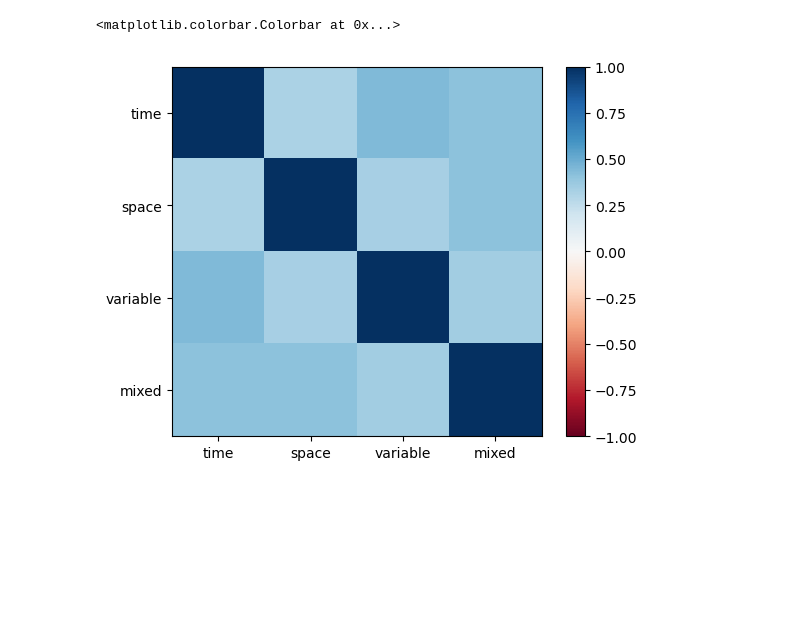
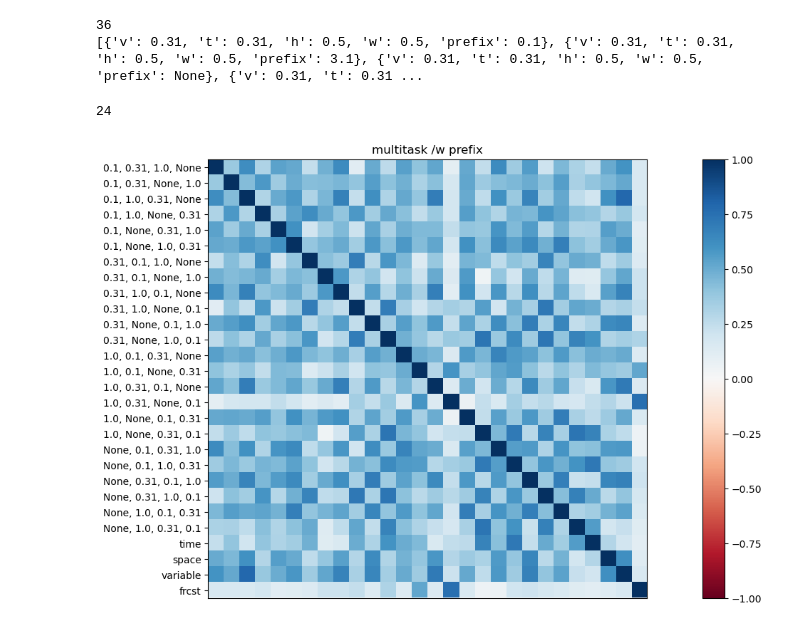
Before and after one commit to jthuemmel/thesis, a Jupyter notebook: newt.ipynb, the cells around one changed output. Saved outputs shown, nothing was run; the diff lists cells and outputs as text; code cells hidden in the pictures; blank space fills up the shorter version.

Commit message:
gradient analysis

```diff
--- a/newt.ipynb
+++ b/newt.ipynb
@@ -91,0 +37,3 @@ confusion = task_confusion(test)
+# %%
+state_dict = torch.load('runs/2438503/best.pth', map_location=experiment.device)
+experiment.model.load_state_dict(state_dict.get('model_state'))
@@ -91,0 +145,8 @@ confusion = task_confusion(test)
+# %%
+print(len(event_list))
+print(event_list)
+sum([exists(cfg.get('prefix')) for cfg in event_list])
+# %% [output]
+36
+[{'v': 0.31, 't': 0.31, 'h': 0.5, 'w': 0.5, 'prefix': 0.1}, {'v': 0.31, 't': 0.31, 'h': 0.5, 'w': 0.5, 'prefix': 3.1}, {'v': 0.31, 't': 0.31, 'h': 0.5, 'w': 0.5, 'prefix': None}, {'v': 0.31, 't': 0.31 ...
+24
@@ -92,16 +161,50 @@ confusion = task_confusion(test)
+# %%
+task_gradients = {}
+keys = list(event_cfgs.keys())
+
+for key in keys:
+    src, tgt = tasks[(key,'src')], tasks[(key,'tgt')]
+    mask = torch.logical_and(experiment.mask_to_field(tgt), lsm)
+    with torch.amp.autocast(device_type="cuda"):
+        #with torch.no_grad(): prediction = experiment.model(batch, src, members = 4)
+        prediction = experiment.model(batch, src, members = 4)
+        prediction = prediction * lsm[..., None]
+
+    spectral_loss = spectral_crps(prediction, batch) * 0.01
+    node_loss = node_crps(prediction, batch, mask)
+    mae_loss = (prediction.mean(-1) - batch).abs()[mask].mean()
+
+    experiment.model.zero_grad()
+    (spectral_loss + node_loss).backward(retain_graph = False)
+    task_gradients[key] = [m.grad.clone() for m in experiment.model.parameters() if m.requires_grad]
+
+    # experiment.model.zero_grad()
+    # spectral_loss.backward(retain_graph = True)
+    # task_gradients[(key,'spectral')] = [m.grad.clone() for m in experiment.model.parameters() if m.requires_grad]
+
+    # experiment.model.zero_grad()
+    # node_loss.backward(retain_graph = False)
+    # task_gradients[(key, 'node')] = [m.grad.clone() for m in experiment.model.parameters() if m.requires_grad]
+
+    # experiment.model.zero_grad()
+    # mae_loss.mean().backward(retain_graph = False)
+    # task_gradients[(key,'mae')] = [m.grad.clone() for m in experiment.model.parameters() if m.requires_grad]
 # %%
-keys = list(test.keys())
+
+confusion = task_confusion(task_gradients)
+keys = list(task_gradients.keys())
 
 matrix = torch.zeros((len(keys), len(keys)))
 for i, ki in enumerate(keys):
     for j, kj in enumerate(keys):
         matrix[i, j] = confusion.get((ki, kj), 1.0)  # diagonal = 1
 
-fig, ax = plt.subplots()
+fig, ax = plt.subplots(figsize = (20, 8))
 im = ax.imshow(matrix, vmin=-1, vmax=1, cmap='RdBu')
-ax.set_xticks(range(len(keys))); ax.set_xticklabels(keys)
+ax.set_xticks([])
 ax.set_yticks(range(len(keys))); ax.set_yticklabels(keys)
 plt.colorbar(im)
+plt.title('multitask /w prefix')
+plt.show()
 # %% [output]
-<matplotlib.colorbar.Colorbar at 0x...>
-[figure, old version]
+[figure, new version]
```
Also changed, not shown: parts of 19 cells of this notebook.
